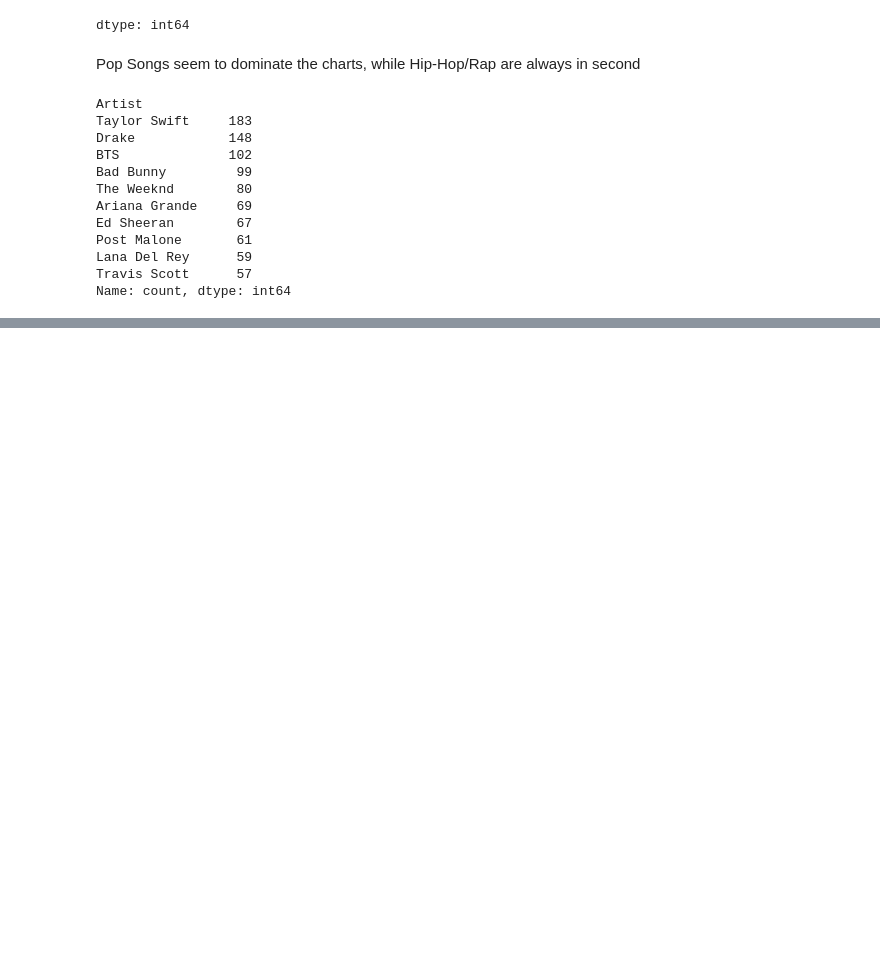
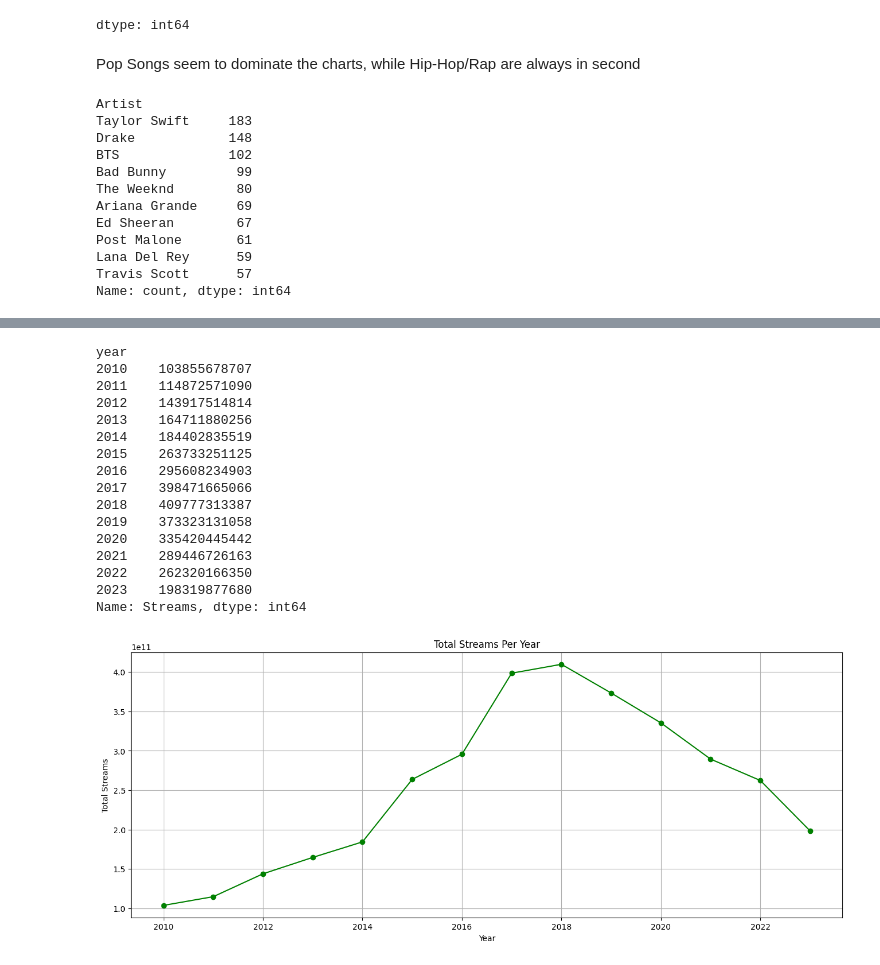
Before and after one commit to JTenaSan/CS3120_EDA_Jesus-Tena, a Jupyter notebook: Spotify_EDA_Jesus_Tena.ipynb, the cells around one changed output, grey strips where cells are left out. Saved outputs shown, nothing was run; the diff lists cells and outputs as text; code cells hidden in the pictures; blank space fills up the shorter version.

```diff
--- a/Spotify_EDA_Jesus_Tena.ipynb
+++ b/Spotify_EDA_Jesus_Tena.ipynb
@@ -475,0 +540,27 @@ A visualization of the Top Ten Artists in the whole data set
+# %%
+avg_total_per_year = df.groupby('year')['Streams'].sum()
+print(avg_total_per_year)
+plt.figure(figsize=(16, 6))
+plt.plot(avg_total_per_year.index, avg_total_per_year.values, marker='o', color='green')
+plt.title('Total Streams Per Year')
+plt.xlabel('Year')
+plt.ylabel('Total Streams')
+plt.grid(True)
+# %% [output]
+year
+2010    103855678707
+2011    114872571090
+2012    143917514814
+2013    164711880256
+2014    184402835519
+2015    263733251125
+2016    295608234903
+2017    398471665066
+2018    409777313387
+2019    373323131058
+2020    335420445442
+2021    289446726163
+2022    262320166350
+2023    198319877680
+Name: Streams, dtype: int64
+[figure, added]
```
Also changed, not shown: parts of 9 cells of this notebook.
